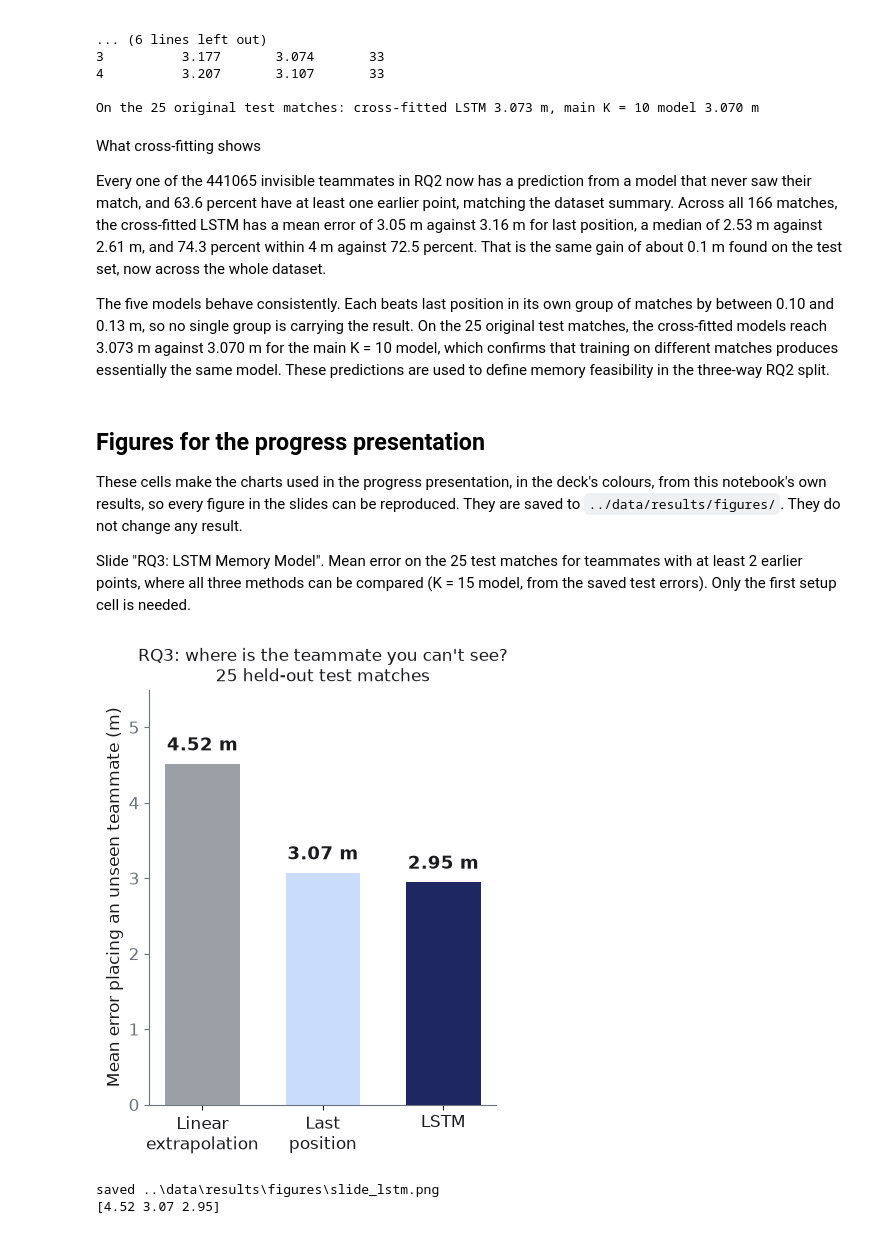
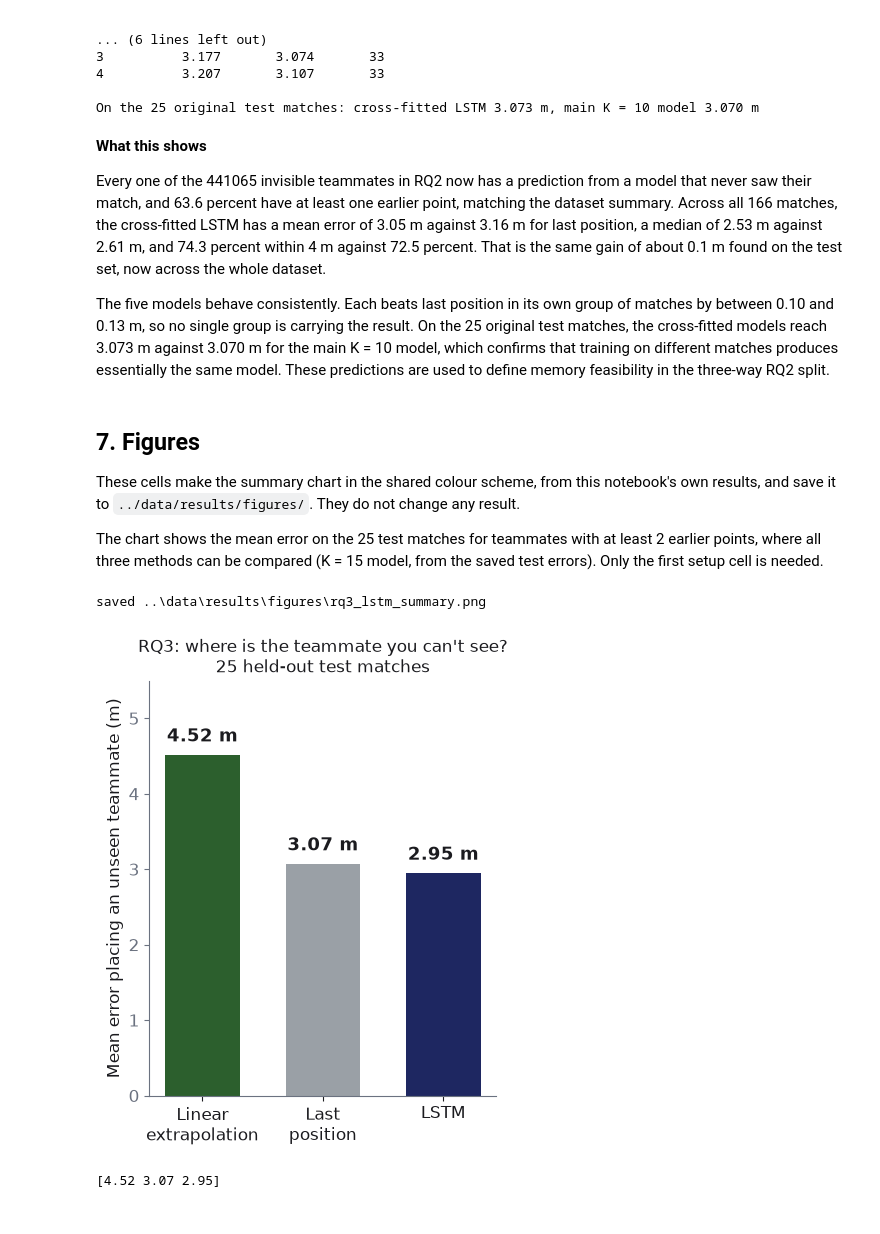
Before and after one commit to Raeesa12/perception-aware-passing-in-football, a Jupyter notebook: notebooks/05_layer3_lstm_training.ipynb, the cells around one changed output. Drawn from its saved outputs; the diff is of its cells as text; code cells hidden in the pictures.

```diff
--- a/notebooks/layer3_lstm_training.ipynb
+++ b/notebooks/05_layer3_lstm_training.ipynb
@@ -11,4 +12,21 @@ Before any training, this first section scores two simple baselines on the same
 # %%
+# shared figure settings used in every notebook:
+# colours (navy, green, grey and light blue) and one folder for every saved figure
+import matplotlib.pyplot as plt
+from cycler import cycler
+from pathlib import Path
+plt.rcParams['axes.prop_cycle'] = cycler(color=['#1E2761', '#2C5F2D', '#9AA0A6', '#7F8FC0'])
+
+FIGURES = Path('../data/results/figures')
+FIGURES.mkdir(parents=True, exist_ok=True)
+
+
+def save_fig(fig, name):
+    """Save a figure to the shared figures folder, in the same format in every notebook."""
+    fig.savefig(FIGURES / name, dpi=200, bbox_inches='tight', facecolor='white')
+    print(f"saved {FIGURES / name}")
+
+
 import warnings
 warnings.filterwarnings('ignore')
 
@@ -784,25 +802,23 @@ within_5m          0.824               0.840
 
 On the 25 original test matches: cross-fitted LSTM 3.073 m, main K = 10 model 3.070 m
 # %% [markdown]
-What cross-fitting shows
+**What this shows**
 
 Every one of the 441065 invisible teammates in RQ2 now has a prediction from a model that never saw their match, and 63.6 percent have at least one earlier point, matching the dataset summary. Across all 166 matches, the cross-fitted LSTM has a mean error of 3.05 m against 3.16 m for last position, a median of 2.53 m against 2.61 m, and 74.3 percent within 4 m against 72.5 percent. That is the same gain of about 0.1 m found on the test set, now across the whole dataset.
 
 The five models behave consistently. Each beats last position in its own group of matches by between 0.10 and 0.13 m, so no single group is carrying the result. On the 25 original test matches, the cross-fitted models reach 3.073 m against 3.070 m for the main K = 10 model, which confirms that training on different matches produces essentially the same model. These predictions are used to define memory feasibility in the three-way RQ2 split.
 # %% [markdown]
-## Figures for the progress presentation
+## 7. Figures
 
-These cells make the charts used in the progress presentation, in the deck's colours, from this notebook's own results, so every figure in the slides can be reproduced. They are saved to `../data/results/figures/`. They do not change any result.
+These cells make the summary chart in the shared colour scheme, from this notebook's own results, and save it to `../data/results/figures/`. They do not change any result.
 
-Slide "RQ3: LSTM Memory Model". Mean error on the 25 test matches for teammates with at least 2 earlier points, where all three methods can be compared (K = 15 model, from the saved test errors). Only the first setup cell is needed.
+The chart shows the mean error on the 25 test matches for teammates with at least 2 earlier points, where all three methods can be compared (K = 15 model, from the saved test errors). Only the first setup cell is needed.
 # %%
 import numpy as np
 import matplotlib.pyplot as plt
 from pathlib import Path
 
-# deck colours and style, shared by the presentation figures below
-FIG_DIR = Path('../data/results/figures')
-FIG_DIR.mkdir(parents=True, exist_ok=True)
+# shared colours and style for the figures below
 NAVY, GREEN, GREY, LIGHT, TXT = '#1E2761', '#2C5F2D', '#9AA0A6', '#7F8FC0', '#1B1B1F'
 plt.rcParams.update({'font.family': 'DejaVu Sans', 'font.size': 12, 'axes.spines.top': False,
                      'axes.spines.right': False, 'axes.edgecolor': '#6B7280', 'axes.labelcolor': TXT,
@@ -810,7 +826,7 @@ plt.rcParams.update({'font.family': 'DejaVu Sans', 'font.size': 12, 'axes.spines
 
 
 def deck_bars(ax, labels, vals, colours, lo=None, hi=None, fmt='{:.1f}%', ymax=None, off=1.0):
-    """Bar chart in the deck's style, with optional confidence intervals and value labels."""
+    """Bar chart in the shared style, with optional confidence intervals and value labels."""
     x = np.arange(len(vals))
     ax.bar(x, vals, color=colours, width=0.62)
     if lo is not None:
@@ -823,26 +839,21 @@ def deck_bars(ax, labels, vals, colours, lo=None, hi=None, fmt='{:.1f}%', ymax=N
     ax.set_xticklabels(labels)
     if ymax:
         ax.set_ylim(0, ymax)
-
-
-def save_fig(fig, name):
-    fig.savefig(FIG_DIR / name, dpi=250, bbox_inches='tight', facecolor='white')
-    plt.show()
-    print(f"saved {FIG_DIR / name}")
 # %%
 # LSTM chart: mean error on the 25 test matches, teammates with at least 2 earlier points
 # (all three methods on the same teammates), K = 15 model, from the saved test errors.
 e = pd.read_pickle(RESULTS_DIR / 'rq3_test_errors_k15.pkl')
 e2 = e[e['n_hist'] >= 2]
 vals = [e2['err_cv'].mean(), e2['err_last'].mean(), e2['err_lstm'].mean()]
 fig, ax = plt.subplots(figsize=(4.48, 5.39))
-deck_bars(ax, ['Linear\nextrapolation', 'Last\nposition', 'LSTM'], vals, [GREY, '#CADCFC', NAVY],
+deck_bars(ax, ['Linear\nextrapolation', 'Last\nposition', 'LSTM'], vals, [GREEN, GREY, NAVY],
           fmt='{:.2f} m', ymax=5.5, off=0.12)
 ax.set_ylabel('Mean error placing an unseen teammate (m)')
 ax.set_title("RQ3: where is the teammate you can't see?\n25 held-out test matches", fontsize=12, color=TXT)
-save_fig(fig, 'slide_lstm.png')
+save_fig(fig, 'rq3_lstm_summary.png')
+plt.show()
 print(np.round(vals, 2))
 # %% [output]
+saved ..\data\results\figures\rq3_lstm_summary.png
-[figure, old version]
+[figure, new version]
-saved ..\data\results\figures\slide_lstm.png
-[4.52 3.07 2.95]
+[4.52 3.07 2.95]
```
Also changed, not shown: parts of 17 cells of this notebook, 36 other files.
